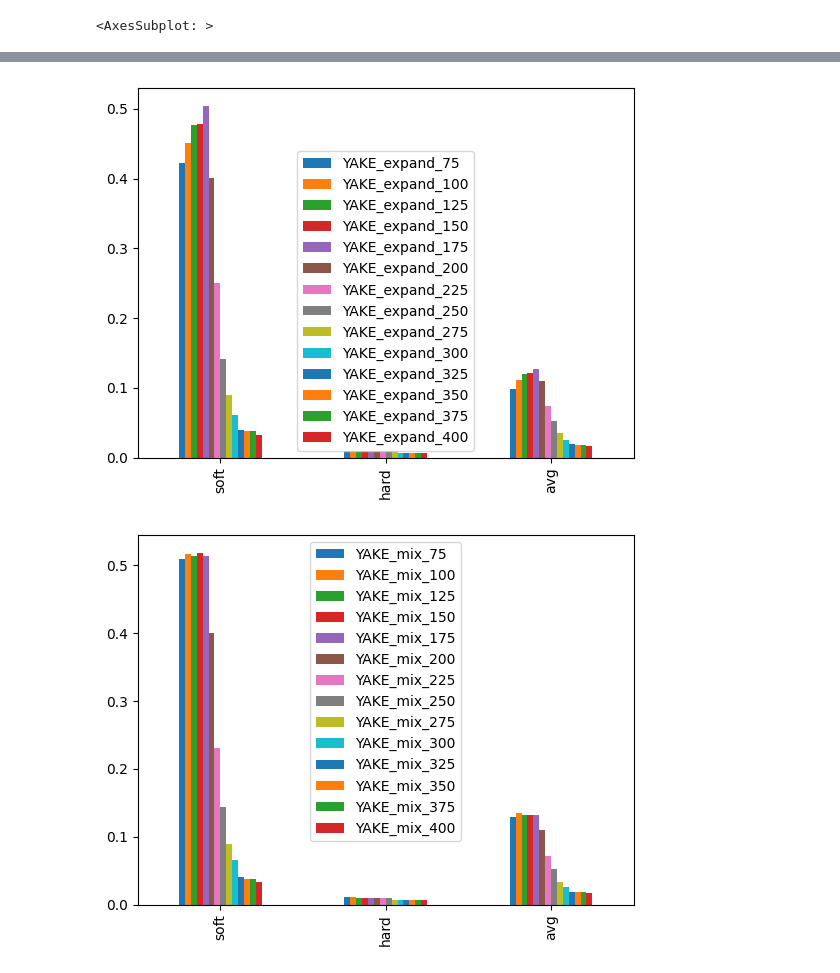
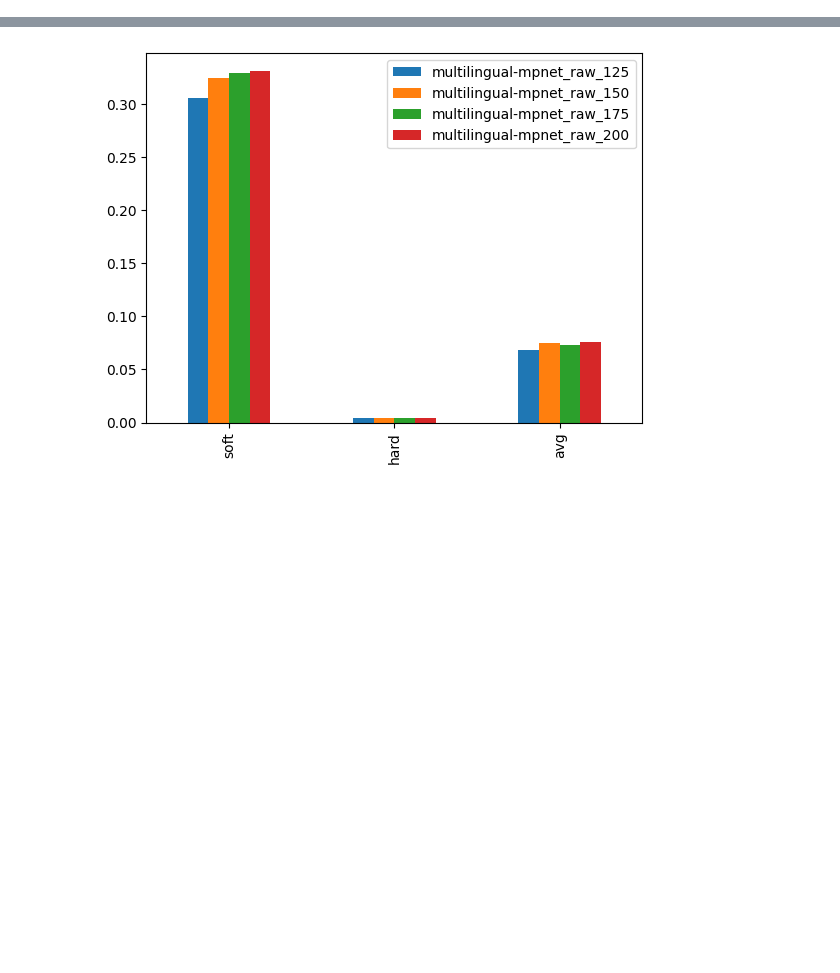
Before and after one commit to Ramnck/term-vector-extraction, a Jupyter notebook: vaildate.ipynb, the cells around one changed output, grey strips where cells are left out. Drawn from its saved outputs; the diff is of its cells as text; code cells hidden in the pictures; blank space fills up the shorter version.

```diff
--- a/vaildate.ipynb
+++ b/vaildate.ipynb
@@ -1,6 +1,6 @@
 # %%
-name_of_experiment = "500_raw_re"
-output_file = "evalC.json"
+name_of_experiment = "500_concat_rel"
+output_file = "evalconcat.json"
 # %%
 # Посчитать метрики
 from documents import FileSystem
@@ -158,11 +157,11 @@ import matplotlib.pyplot as plt
 
 
 base_path = Path("data") / "eval"
-with open(base_path / "evalC.json", encoding="utf-8") as file:
+with open(base_path / "evalconcat.json", encoding="utf-8") as file:
     rawdata = json.load(file)
 
+# metrics = ["soft", "hard", "avg", "no_relevant"]
 metrics = ["soft", "hard", "avg"]
-# metrics = ["soft", "hard", "avg"]
 
 yake = {
     k: {k1: v1 for k1, v1 in v.items() if k1 in metrics}
@@ -180,25 +179,26 @@ mpnet = {
     if "mpnet" in k
 }
 
-methods = ["expand", "mix", "shuffle", "raw"]
+methods = ["raw"]
+# methods = ["expand", "mix", "shuffle", "raw"]
 
 
-data = yake
+data = mpnet
 
 data_dict = {}
 for method in methods:
     data_dict[method] = {k: v for k, v in data.items() if method in k}
 
 
-exp = pd.DataFrame(data_dict["expand"])
-mix = pd.DataFrame(data_dict["mix"])
-shuf = pd.DataFrame(data_dict["shuffle"])
+# exp = pd.DataFrame(data_dict["expand"])
+# mix = pd.DataFrame(data_dict["mix"])
+# shuf = pd.DataFrame(data_dict["shuffle"])
 raw = pd.DataFrame(data_dict["raw"])
 
 
-exp.plot.bar()
-mix.plot.bar()
-shuf.plot.bar()
+# exp.plot.bar()
+# mix.plot.bar()
+# shuf.plot.bar()
 raw.plot.bar()
+raw
 # %% [output]
-<AxesSubplot: >
@@ -205,2 +209 @@ raw.plot.bar()
-[figure, old version]
+[figure, new version]
-[figure, removed]
```
Also changed, not shown: parts of 6 cells of this notebook, 5 other files.
